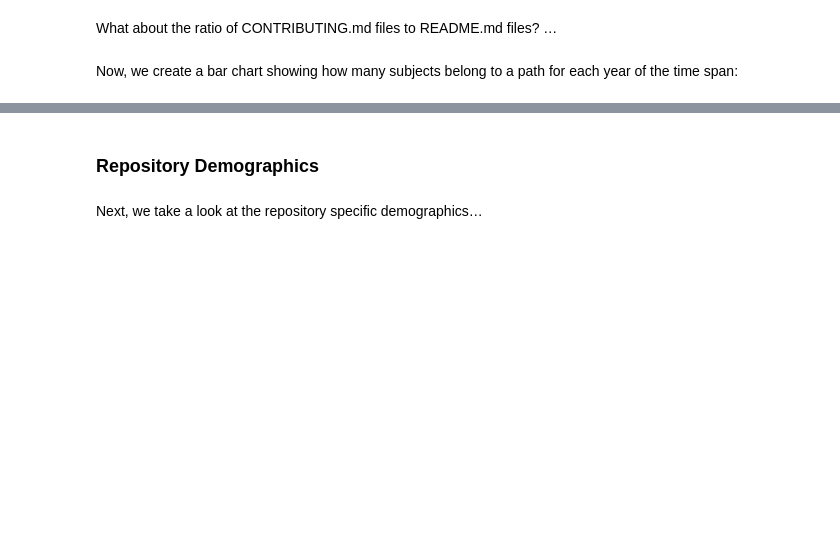
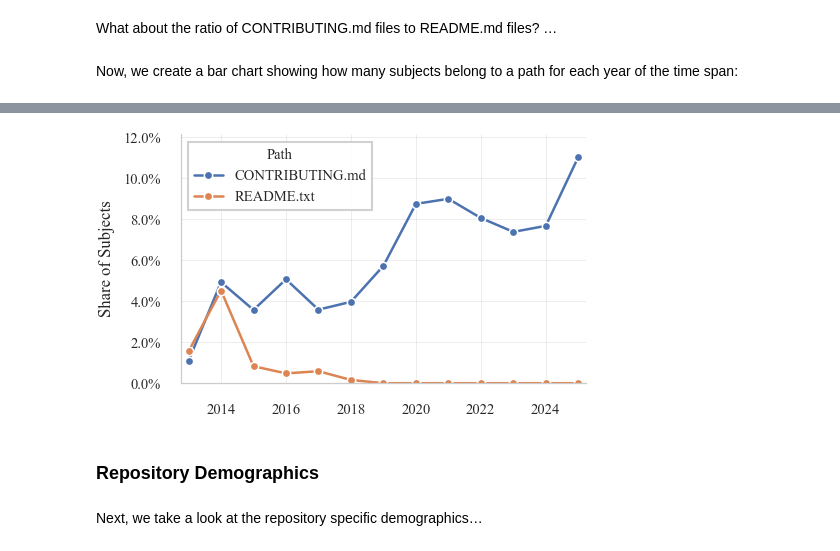
Before and after one commit to Leonard-Esser/autumn-2025-results, a Jupyter notebook: data_analysis_new.ipynb, the cells around one changed output, grey strips where cells are left out. Drawn from its saved outputs; the diff is of its cells as text; code cells hidden in the pictures; blank space fills up the shorter version.

```diff
--- a/data_analysis_new.ipynb
+++ b/data_analysis_new.ipynb
@@ -844,3 +1183,46 @@ plt.show()
+# %%
+_df = (
+    results_gb_year_path[
+        results_gb_year_path["path"].isin(PATHS_OF_INTEREST)
+    ]
+    .copy()
+)
+
+_df = (
+    _df
+    .set_index(["year", "path"])
+    .unstack(fill_value=0)
+    .stack()
+    .reset_index()
+)
+
+fig, ax = plt.subplots(figsize=ieee_figsize("single"))
+
+sns.lineplot(
+    data=_df,
+    x="year",
+    y="share",
+    hue="path",
+    marker="o",
+    ax=ax
+)
+
+ax.set_xlabel("")
+ax.set_ylabel("Share of Subjects")
+
+from matplotlib.ticker import PercentFormatter
+ax.yaxis.set_major_formatter(PercentFormatter(1.0))
+
+ax.set_ylim(0, _df["share"].max() * 1.1)
+ax.margins(x=0.02)
+
+ax.legend(title="Path", loc="upper left")
+
+save_ieee_figure(fig, "share_contributing_readme_txt_single", save_pdf=True)
+
+plt.show()
+# %% [output]
+[figure, added]
 # %% [markdown]
 ### Repository Demographics
 # %% [markdown]
```
Also changed, not shown: parts of 92 cells of this notebook.
